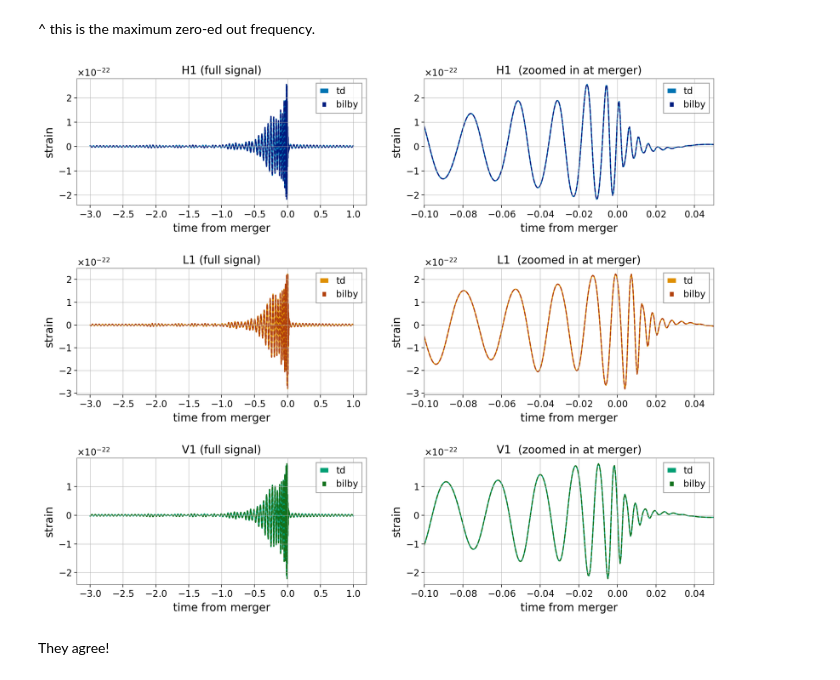
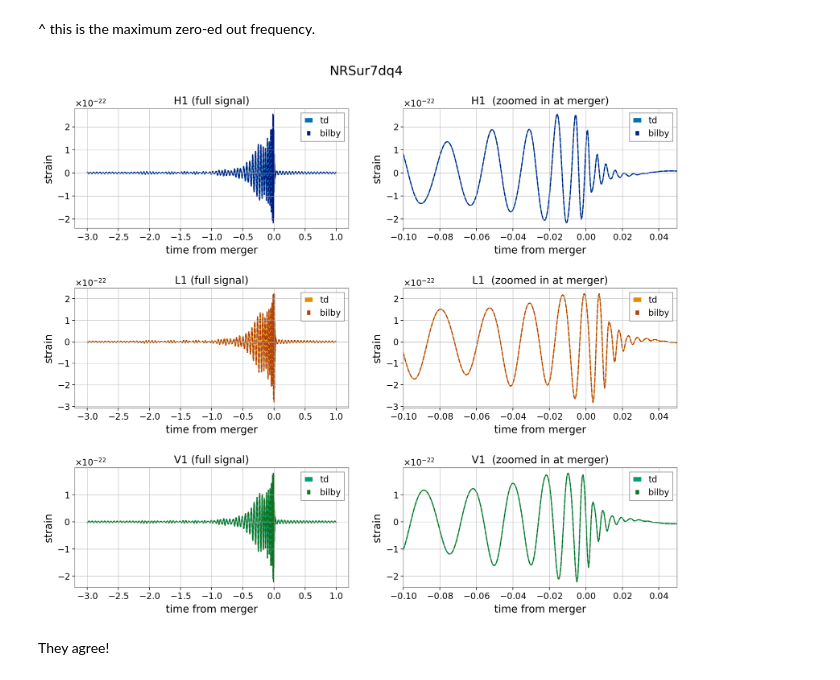
Before and after one commit to simonajmiller/tdinf, a Jupyter notebook: review/waveform_generation_comparison.ipynb, the cells around one changed output. Cells and saved outputs as stored; diff of their text form; code cells hidden in the pictures.

```diff
--- a/review/waveform_generation_comparison.ipynb
+++ b/review/waveform_generation_comparison.ipynb
@@ -284,28 +285,29 @@ for ifo, data in h_ifos_td_windowed.items():
 # %%
 fig, axes = plt.subplots(nrows=3, ncols=2, figsize=(15,12))
 
 for i, ifo in enumerate(ifos):
 
     for ax in axes[i]:
 
         # td
         ax.plot(time_dict[ifo] - injection['geocenter_time'], h_ifos_transformed[ifo], color=cmap1[i], label='td')
 
         # bilby
         ax.plot(ifo_list_bilby[i].time_array -injection['geocenter_time'] , ifo_list_bilby[i].time_domain_strain, color=cmap2[i], ls='--', label='bilby')
 
         ax.set_xlabel('time from merger')
         ax.set_ylabel('strain')
         ax.legend()
 
     axes[i][0].set_title(ifo+' (full signal)')
     axes[i][1].set_title(ifo+'  (zoomed in at merger)')
 
     axes[i][1].set_xlim(-0.1, 0.05)
 
 plt.subplots_adjust(hspace=0.5)
+plt.suptitle('NRSur7dq4', y=0.95, fontsize=18)
 plt.show()
 # %% [output]
-[figure, old version]
+[figure, new version]
 # %% [markdown]
 They agree!
```
Also changed, not shown: parts of 9 cells of this notebook.
